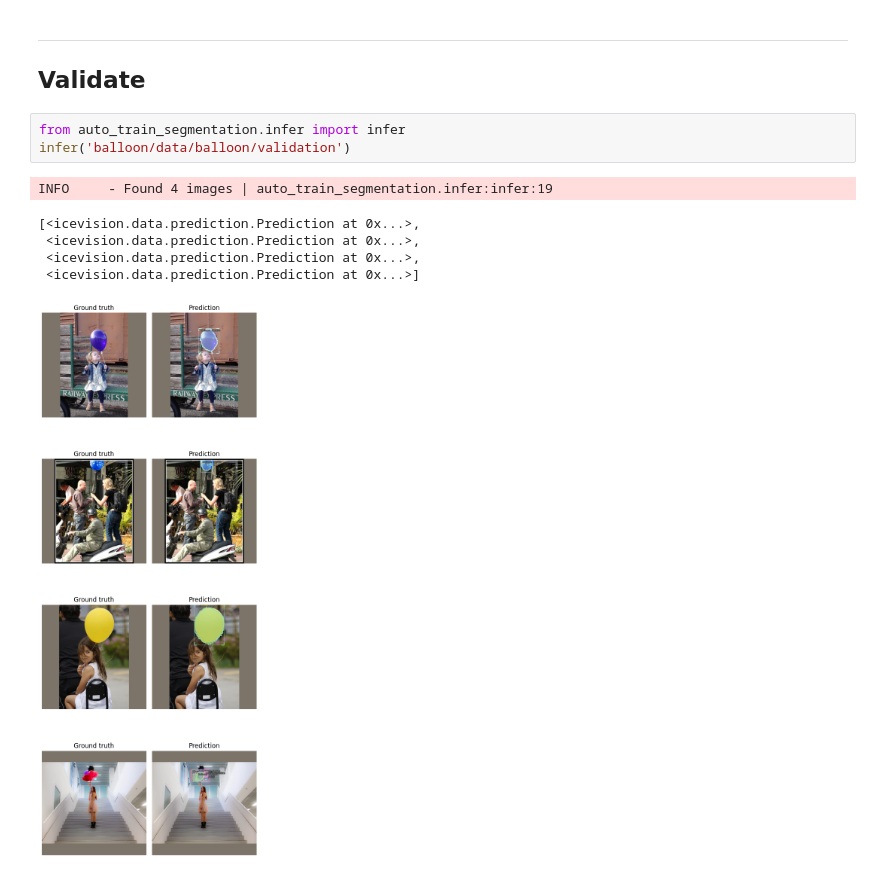
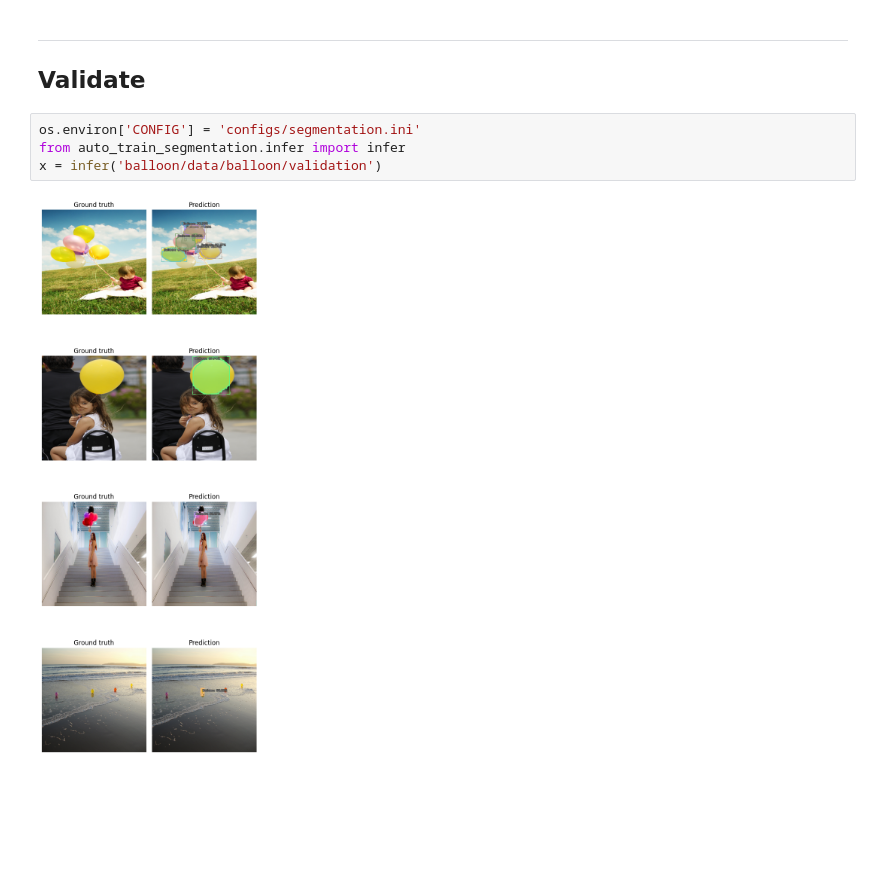
Before and after one commit to sizhky/AutoTrain, a Jupyter notebook: nbs/segmentation.ipynb, the cells around one changed output. Saved outputs shown, nothing was run; the diff lists cells and outputs as text; blank space fills up the shorter version.

```diff
--- a/nbs/segmentation.ipynb
+++ b/nbs/segmentation.ipynb
@@ -103,12 +96,8 @@ INFO     - Saved weights of size ~156 MB to baloons/models/model.pt | __main__:t
 ---
 ## Validate
 # %%
+os.environ['CONFIG'] = 'configs/segmentation.ini'
 from auto_train_segmentation.infer import infer
-infer('balloon/data/balloon/validation')
+x = infer('balloon/data/balloon/validation')
 # %% [output]
-INFO     - Found 4 images | auto_train_segmentation.infer:infer:19
-[<icevision.data.prediction.Prediction at 0x...>,
- <icevision.data.prediction.Prediction at 0x...>,
- <icevision.data.prediction.Prediction at 0x...>,
- <icevision.data.prediction.Prediction at 0x...>]
-[figure, old version]
+[figure, new version]
```
Also changed, not shown: parts of 4 cells of this notebook, 13 other files.
